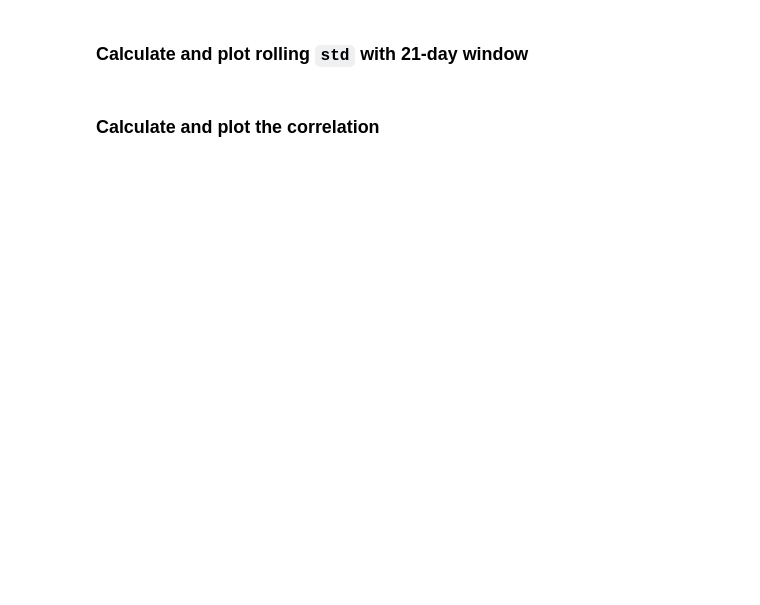
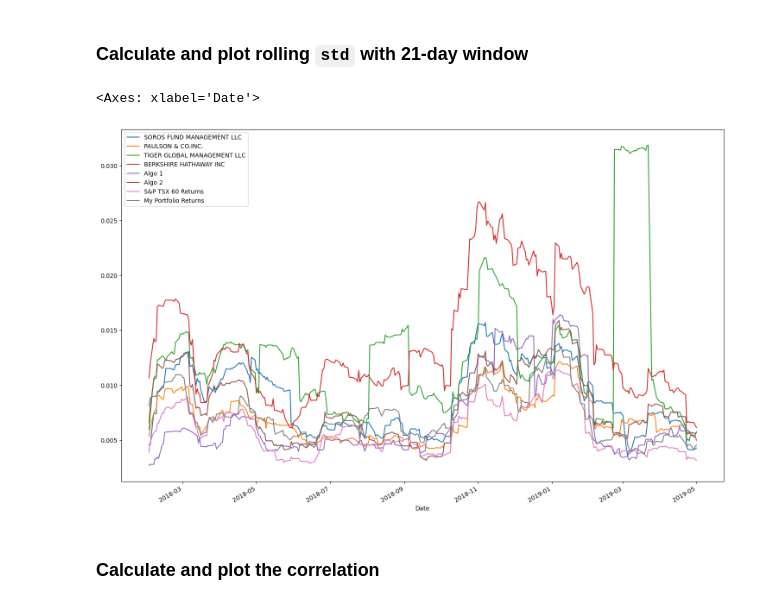
Before and after one commit to chyj0805/A-Whale-Off-the-Portfolio, a Jupyter notebook: Code/whale_analysis_oringal.ipynb, the cells around one changed output. Cells and saved outputs as stored; diff of their text form; code cells hidden in the pictures; blank space fills up the shorter version.

Commit message:
finished my portfolio

```diff
--- a/Code/whale_analysis_oringal.ipynb
+++ b/Code/whale_analysis_oringal.ipynb
@@ -643,8 +656,10 @@ all_portfolio_returns
 # %% [markdown]
 ### Calculate and plot rolling `std` with 21-day window
 # %%
-# Calculate rolling standard deviation
-
-# Plot rolling standard deviation
+# Calculate rolling standard deviation & Plot rolling standard deviation
+all_portfolio_returns.rolling(window=21).std().plot(figsize=(18, 12))
+# %% [output]
+<Axes: xlabel='Date'>
+[figure, added]
 # %% [markdown]
 ### Calculate and plot the correlation
```
Also changed, not shown: parts of 13 cells of this notebook.
